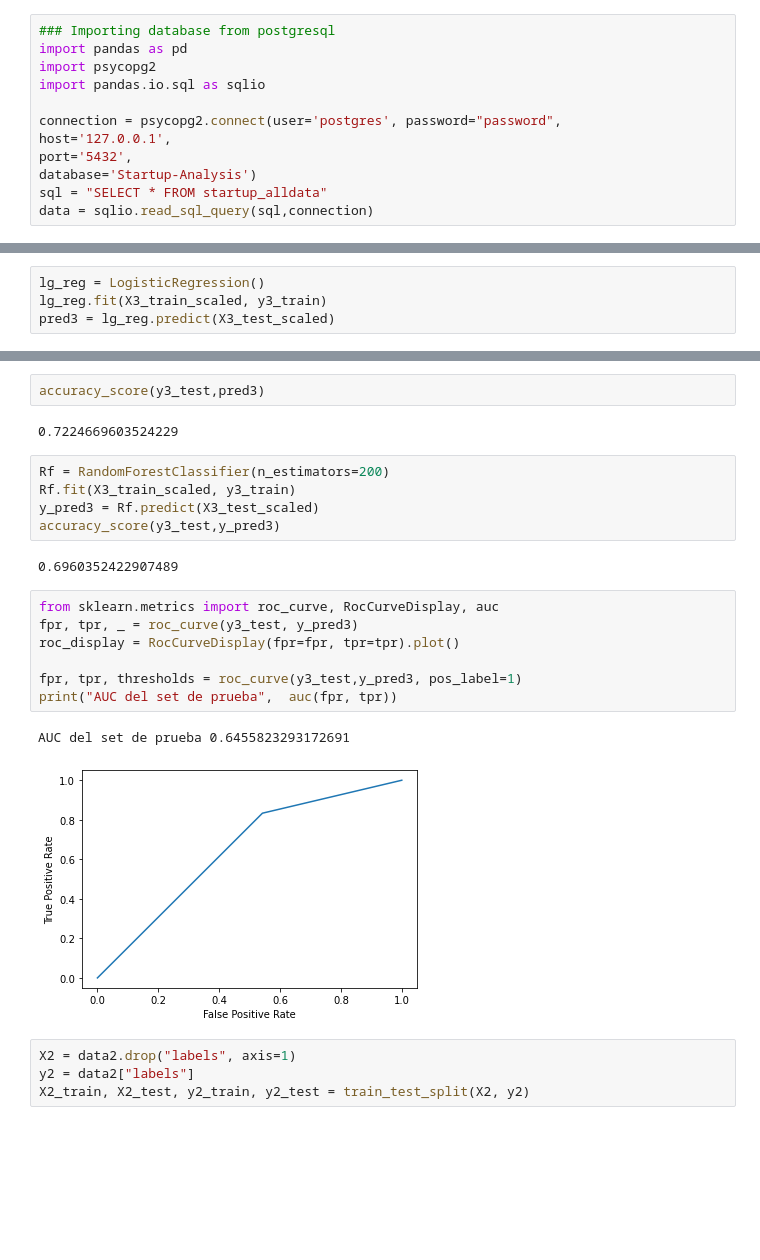
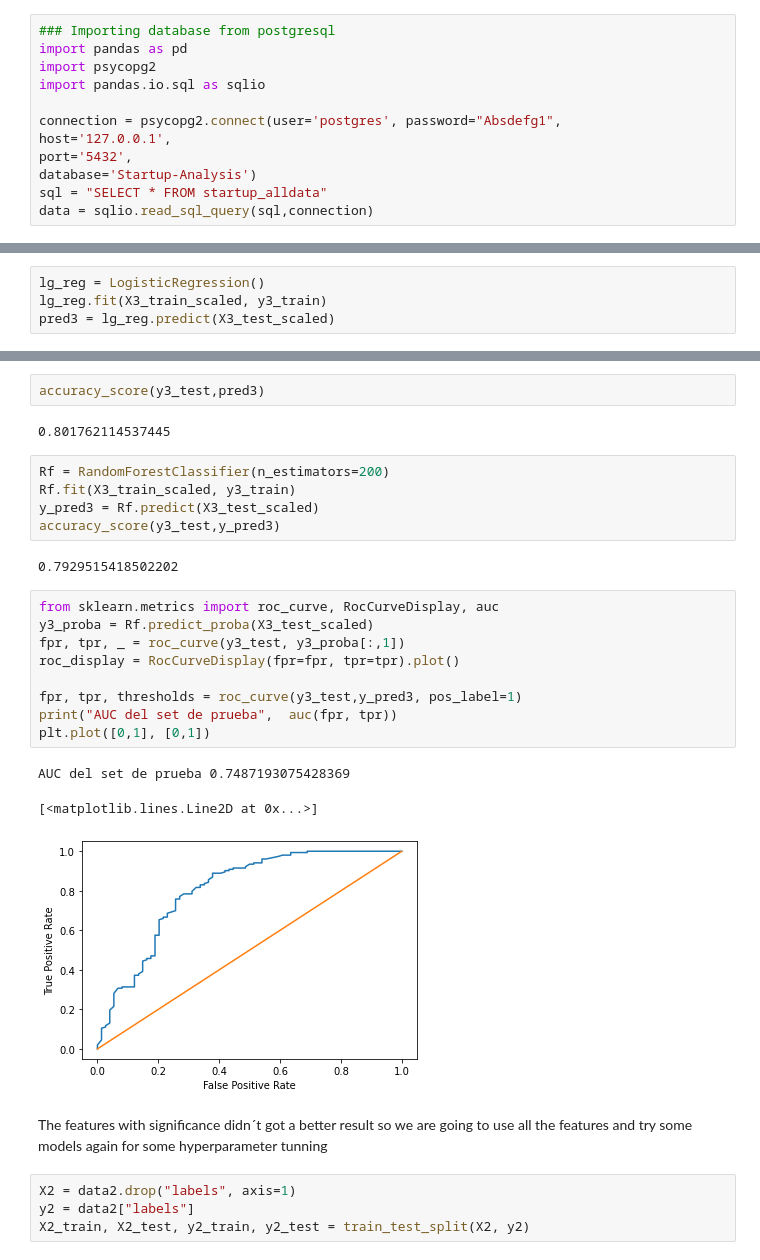
Before and after one commit to valeriajuareze/startup-analysis-project, a Jupyter notebook: Resources/Models.ipynb, the cells around one changed output, grey strips where cells are left out. Cells and saved outputs as stored; diff of their text form; blank space fills up the shorter version.

Commit message:
adding commentary to model selection

```diff
--- a/Resources/Models.ipynb
+++ b/Resources/Models.ipynb
@@ -17,7 +17,7 @@ import pandas as pd
 import psycopg2
 import pandas.io.sql as sqlio
 
-connection = psycopg2.connect(user='postgres', password="password",
+connection = psycopg2.connect(user='postgres', password="Absdefg1",
 host='127.0.0.1',
 port='5432',
 database='Startup-Analysis')
@@ -743,24 +772,29 @@ pred3 = lg_reg.predict(X3_test_scaled)
 # %%
 accuracy_score(y3_test,pred3)
 # %% [output]
-0.7224669603524229
+0.801762114537445
 # %%
 Rf = RandomForestClassifier(n_estimators=200)
 Rf.fit(X3_train_scaled, y3_train)
 y_pred3 = Rf.predict(X3_test_scaled)
 accuracy_score(y3_test,y_pred3)
 # %% [output]
-0.6960352422907489
+0.7929515418502202
 # %%
 from sklearn.metrics import roc_curve, RocCurveDisplay, auc
-fpr, tpr, _ = roc_curve(y3_test, y_pred3)
+y3_proba = Rf.predict_proba(X3_test_scaled)
+fpr, tpr, _ = roc_curve(y3_test, y3_proba[:,1])
 roc_display = RocCurveDisplay(fpr=fpr, tpr=tpr).plot()
 
 fpr, tpr, thresholds = roc_curve(y3_test,y_pred3, pos_label=1)
 print("AUC del set de prueba",  auc(fpr, tpr))
+plt.plot([0,1], [0,1])
 # %% [output]
-AUC del set de prueba 0.6455823293172691
+AUC del set de prueba 0.7487193075428369
+[<matplotlib.lines.Line2D at 0x...>]
-[figure, old version]
+[figure, new version]
+# %% [markdown]
+The features with significance didn´t got a better result so we are going to use all the features and try some models again for some hyperparameter tunning
 # %%
 X2 = data2.drop("labels", axis=1)
 y2 = data2["labels"]
```
Also changed, not shown: parts of 100 cells of this notebook.
